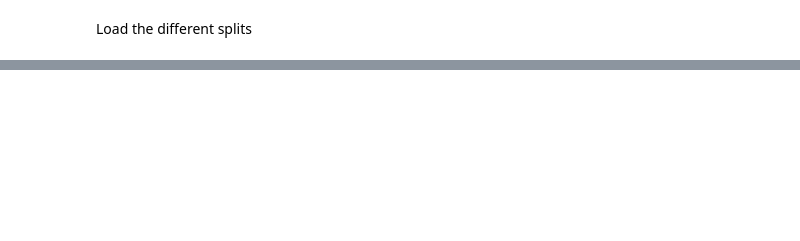
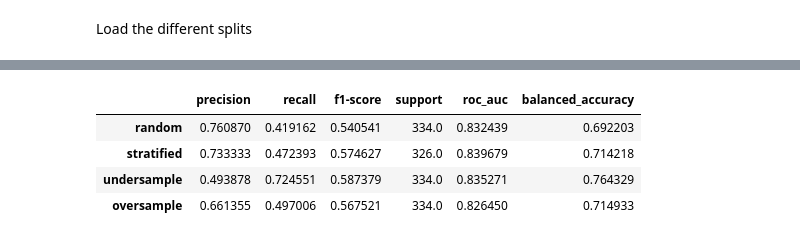
Before and after one commit to djjjones6/Group_Assessment_1, a Jupyter notebook: MattW/randomForest.ipynb, the cells around one changed output, grey strips where cells are left out. Drawn from its saved outputs; the diff is of its cells as text; code cells hidden in the pictures; blank space fills up the shorter version.

```diff
--- a/MattW/randomForest.ipynb
+++ b/MattW/randomForest.ipynb
@@ -39 +42,5 @@ with open('../data/train_splits.pickle', 'rb') as file:
+# %%
+from sklearn.ensemble import RandomForestClassifier
+#Create initial model
+model = RandomForestClassifier(random_state=6) #Use default parameters for now
 # %%
@@ -167,0 +147,10 @@ False Positives: 119, False Negatives: 207
+# %%
+performance_df = pd.DataFrame(performance).T
+# %%
+performance_df
+# %% [output]
+|  | precision | recall | f1-score | support | roc_auc | balanced_accuracy |
+| random | 0.760870 | 0.419162 | 0.540541 | 334.0 | 0.832439 | 0.692203 |
+| stratified | 0.733333 | 0.472393 | 0.574627 | 326.0 | 0.839679 | 0.714218 |
+| undersample | 0.493878 | 0.724551 | 0.587379 | 334.0 | 0.835271 | 0.764329 |
+| oversample | 0.661355 | 0.497006 | 0.567521 | 334.0 | 0.826450 | 0.714933 |
```
Also changed, not shown: parts of 39 cells of this notebook, 1 other file.
